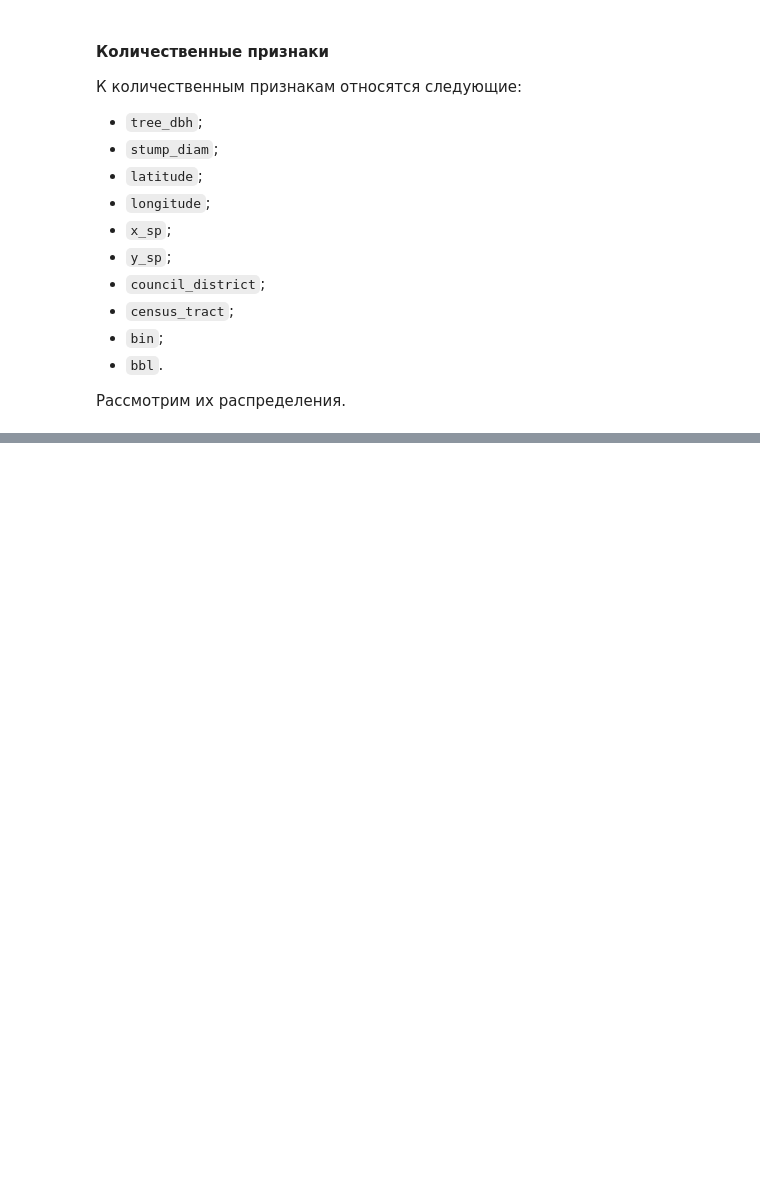
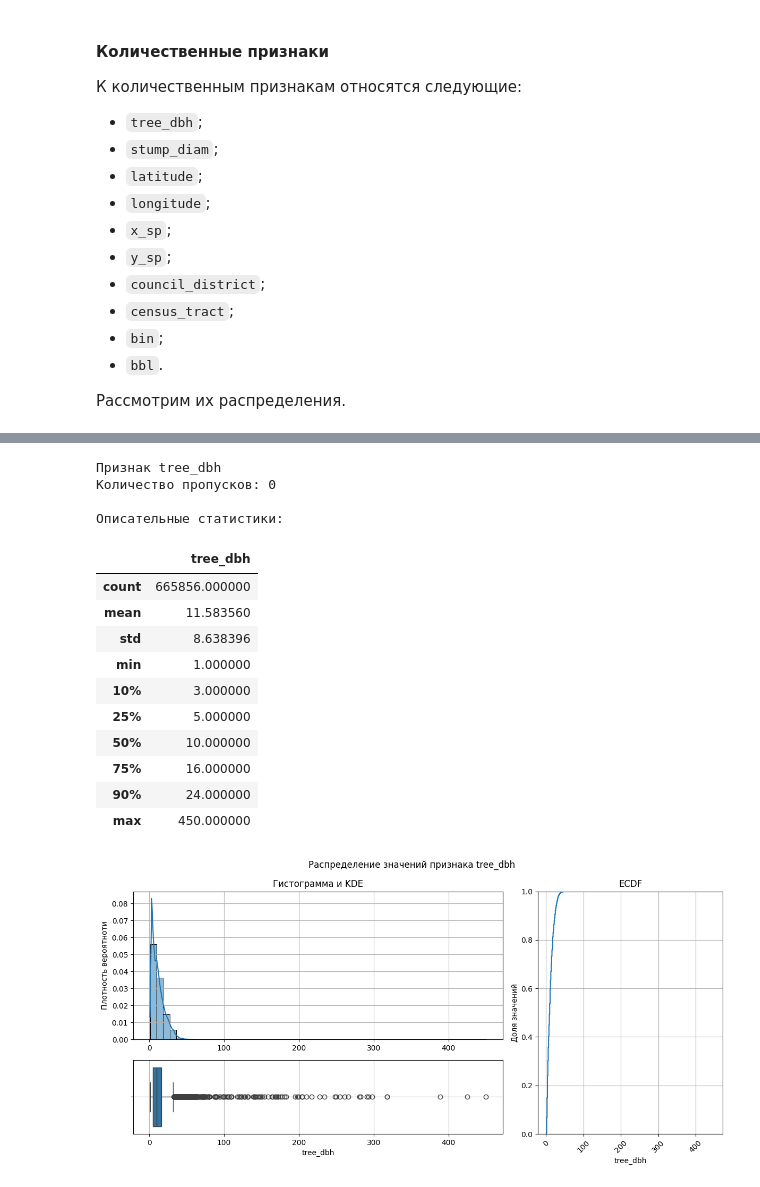
Before and after one commit to AlekseiBogachev/ny-tree-census, a Jupyter notebook: notebooks/exploratory/eda.ipynb, the cells around one changed output, grey strips where cells are left out. Saved outputs shown, nothing was run; the diff lists cells and outputs as text; code cells hidden in the pictures; blank space fills up the shorter version.

```diff
--- a/notebooks/exploratory/eda.ipynb
+++ b/notebooks/exploratory/eda.ipynb
@@ -363,0 +429,23 @@ pd.DataFrame(
+# %%
+explore_num_feature(
+    data=dataset.query("tree_dbh > 0"),
+    column_name="tree_dbh",
+    bins=51,
+)
+# %% [output]
+Признак tree_dbh
+Количество пропусков: 0
+
+Описательные статистики:
+|  | tree_dbh |
+| count | 665856.000000 |
+| mean | 11.583560 |
+| std | 8.638396 |
+| min | 1.000000 |
+| 10% | 3.000000 |
+| 25% | 5.000000 |
+| 50% | 10.000000 |
+| 75% | 16.000000 |
+| 90% | 24.000000 |
+| max | 450.000000 |
+[figure, added]
```
Also changed, not shown: parts of 8 cells of this notebook, 2 other files.
